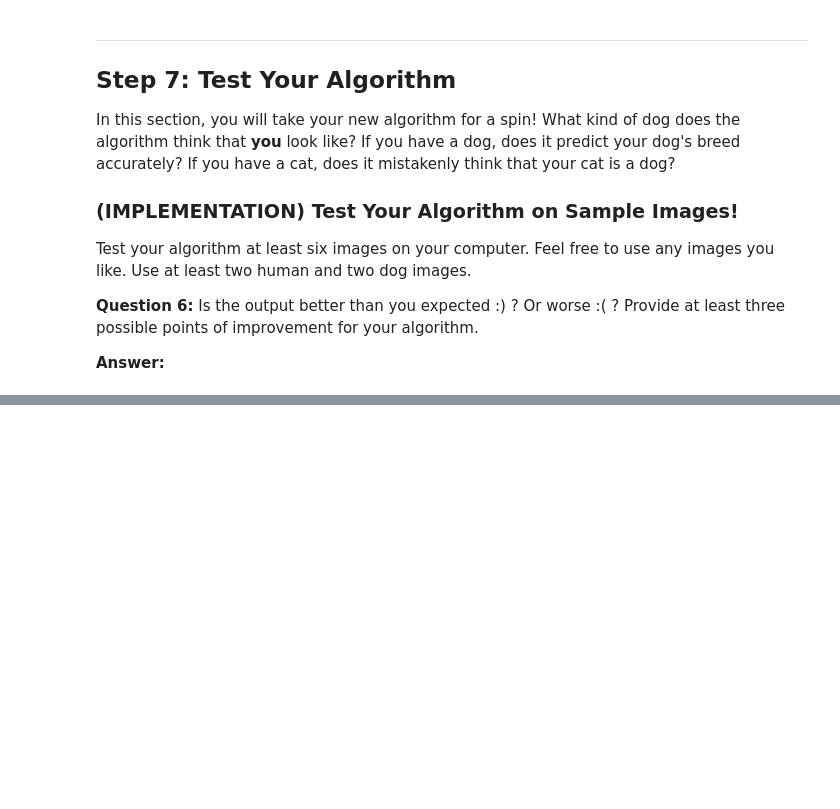
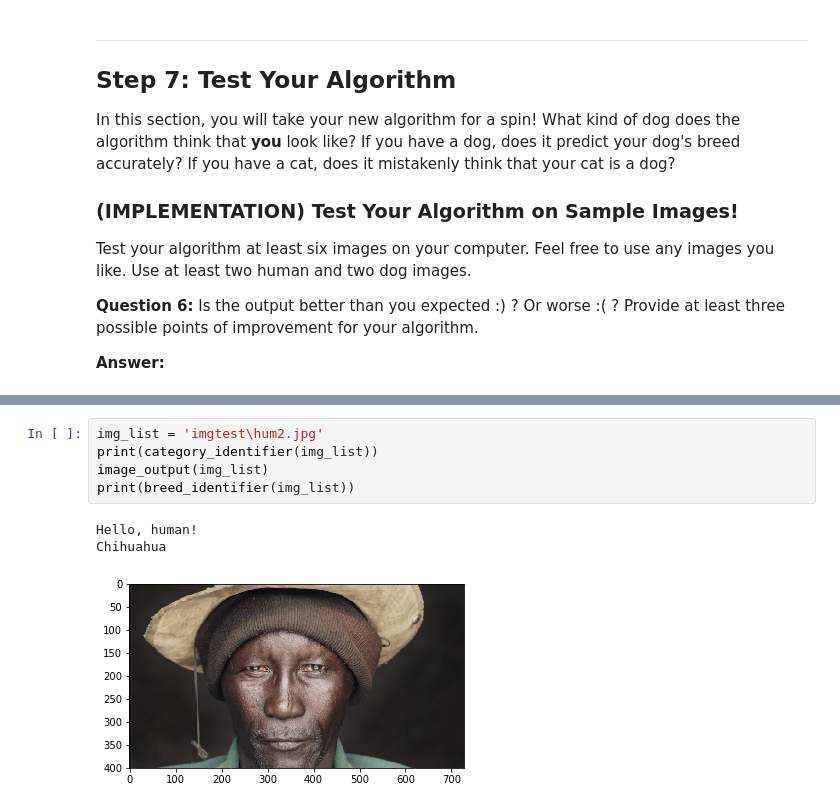
Before and after one commit to ArshadKhurshid/Image-Based-Dog-Breed-Classifier, a Jupyter notebook: dog_app.ipynb, the cells around one changed output, grey strips where cells are left out. Saved outputs shown, nothing was run; the diff lists cells and outputs as text; blank space fills up the shorter version.

```diff
--- a/dog_app.ipynb
+++ b/dog_app.ipynb
@@ -743,0 +805,9 @@ __Answer:__
+# %%
+img_list = 'imgtest\hum2.jpg'
+print(category_identifier(img_list))
+image_output(img_list)
+print(breed_identifier(img_list))
+# %% [output]
+Hello, human!
+Chihuahua
+[figure, added]
```
Also changed, not shown: parts of 16 cells of this notebook.
